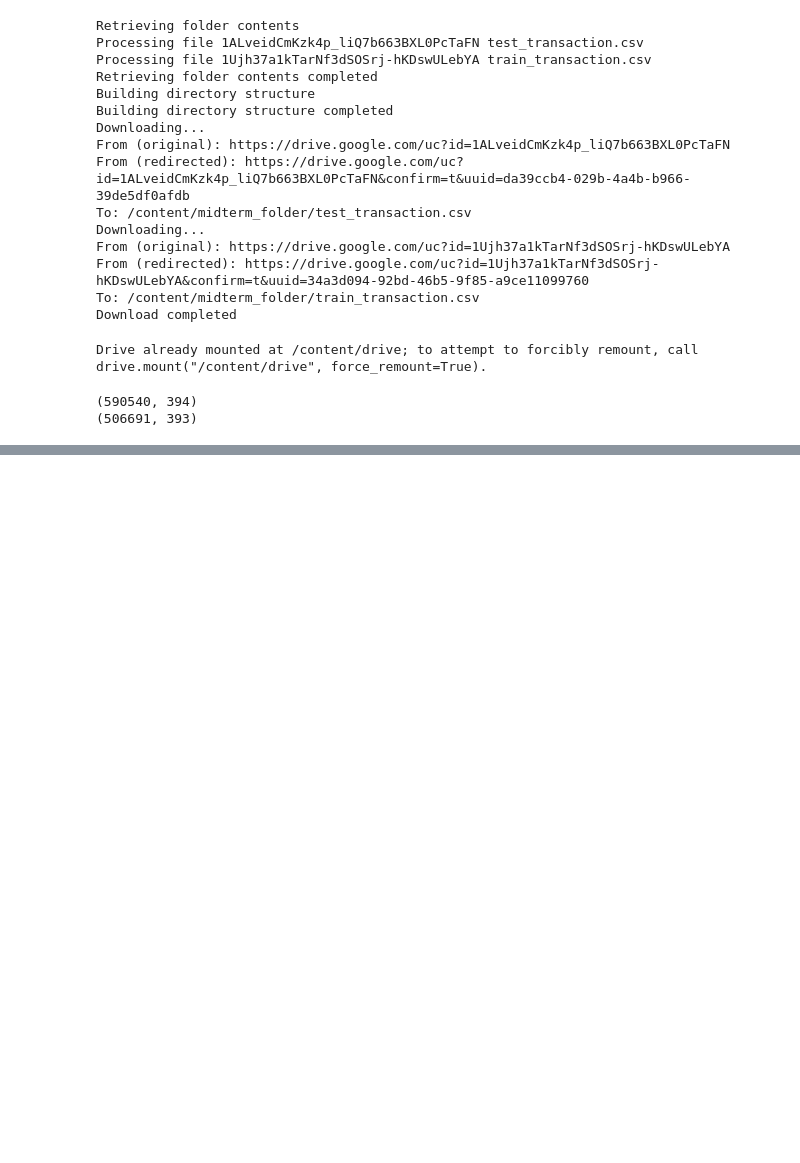
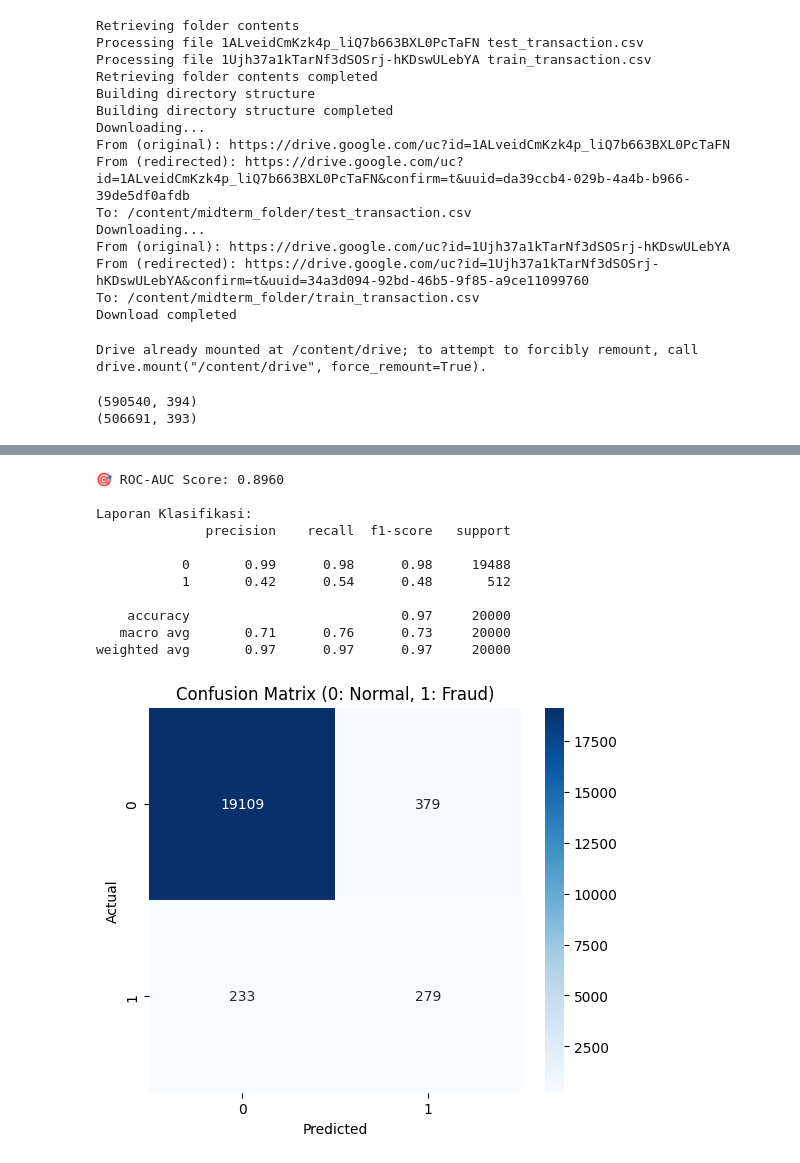
Before and after one commit to sudo-KingJahad/midterm-machine-learning, a Jupyter notebook: midterm_transaction_data.ipynb, the cells around one changed output, grey strips where cells are left out. Saved outputs shown, nothing was run; the diff lists cells and outputs as text; code cells hidden in the pictures; blank space fills up the shorter version.

```diff
--- a/midterm_transaction_data.ipynb
+++ b/midterm_transaction_data.ipynb
@@ -142,6 +177,12 @@ if 'TransactionAmt' in X.columns:
 # %%
+X = train_df.drop('isFraud', axis=1)
+y = train_df['isFraud']
+
+# Stratified Split (Penting untuk Imbalanced Data)
 X_train, X_val, y_train, y_val = train_test_split(
     X, y, test_size=0.2, random_state=42, stratify=y
 )
-print(X_train.shape, X_val.shape)
+
+print(f"Training size: {X_train.shape}")
+print(f"Validation size: {X_val.shape}")
 # %% [output]
@@ -307,0 +195,13 @@ print("Saved submission to:", f"{BASE_PATH}/submission.csv")
+# %%
+# Inisialisasi Random Forest dengan class_weight='balanced'
+model = RandomForestClassifier(
+    n_estimators=100,
+    max_depth=15,       # Batasi kedalaman agar tidak memakan RAM berlebih
+    class_weight='balanced', # KUNCI UTAMA: Menangani ketimpangan kelas
+    random_state=42,
+    n_jobs=-1           # Gunakan semua core CPU
+)
+
+print("Sedang melatih model... (Bisa memakan waktu beberapa menit)")
+model.fit(X_train, y_train)
+print("✅ Model selesai dilatih!")
@@ -307,0 +218,33 @@ print("Saved submission to:", f"{BASE_PATH}/submission.csv")
+# %%
+# Prediksi Probabilitas (Bukan cuma 0 atau 1, tapi peluang 0-100%)
+y_pred_proba = model.predict_proba(X_val)[:, 1]
+y_pred = model.predict(X_val)
+
+# Hitung Skor AUC
+auc_score = roc_auc_score(y_val, y_pred_proba)
+print(f"\n🎯 ROC-AUC Score: {auc_score:.4f}")
+
+# Classification Report
+print("\nLaporan Klasifikasi:")
+print(classification_report(y_val, y_pred))
+
+# Visualisasi Confusion Matrix
+plt.figure(figsize=(6, 5))
+sns.heatmap(confusion_matrix(y_val, y_pred), annot=True, fmt='d', cmap='Blues')
+plt.title('Confusion Matrix (0: Normal, 1: Fraud)')
+plt.ylabel('Actual')
+plt.xlabel('Predicted')
+plt.show()
+# %% [output]
+🎯 ROC-AUC Score: 0.8960
+
+Laporan Klasifikasi:
+              precision    recall  f1-score   support
+
+           0       0.99      0.98      0.98     19488
+           1       0.42      0.54      0.48       512
+
+    accuracy                           0.97     20000
+   macro avg       0.71      0.76      0.73     20000
+weighted avg       0.97      0.97      0.97     20000
+[figure, added]
```
Also changed, not shown: parts of 27 cells of this notebook.
